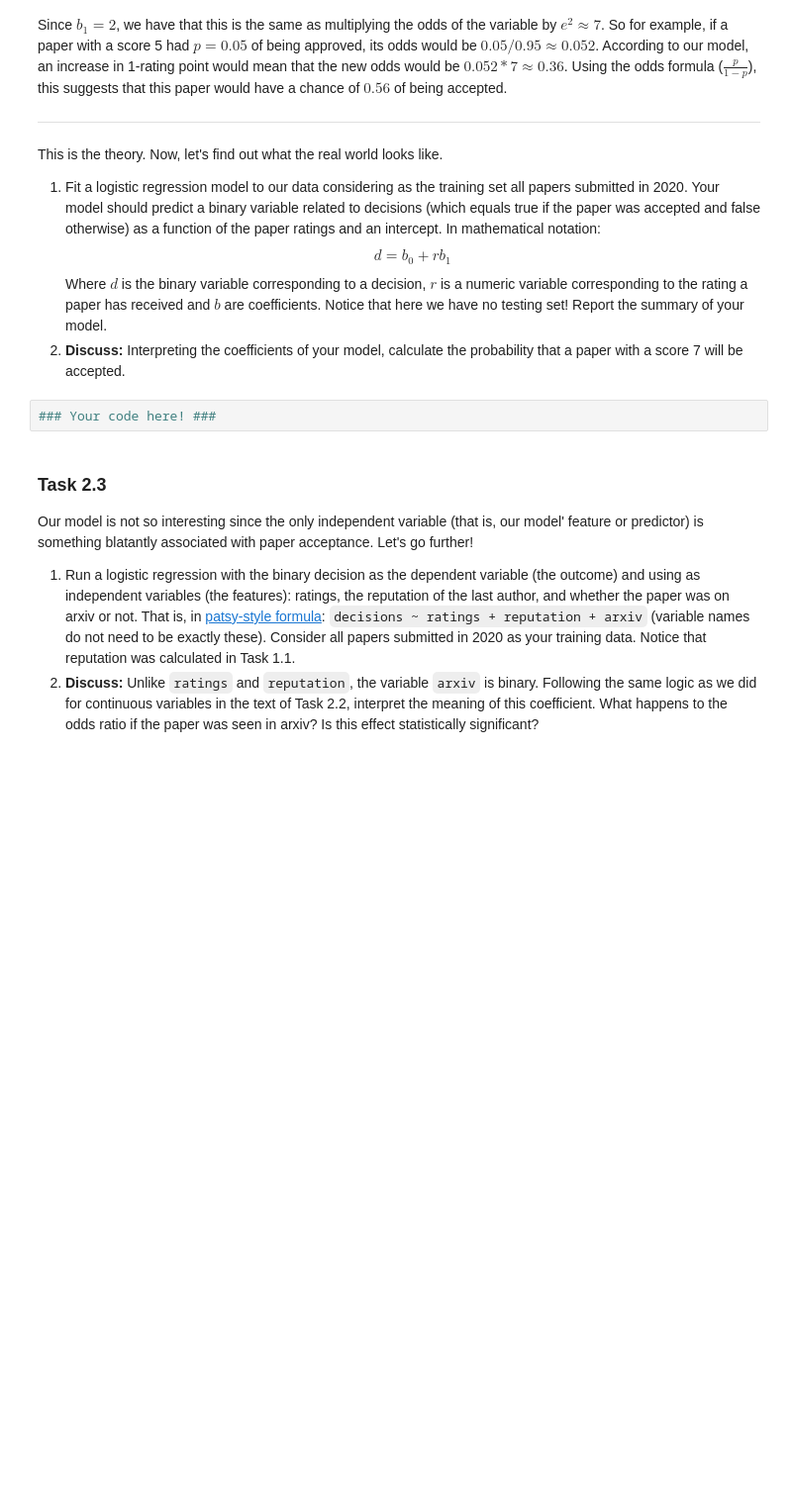
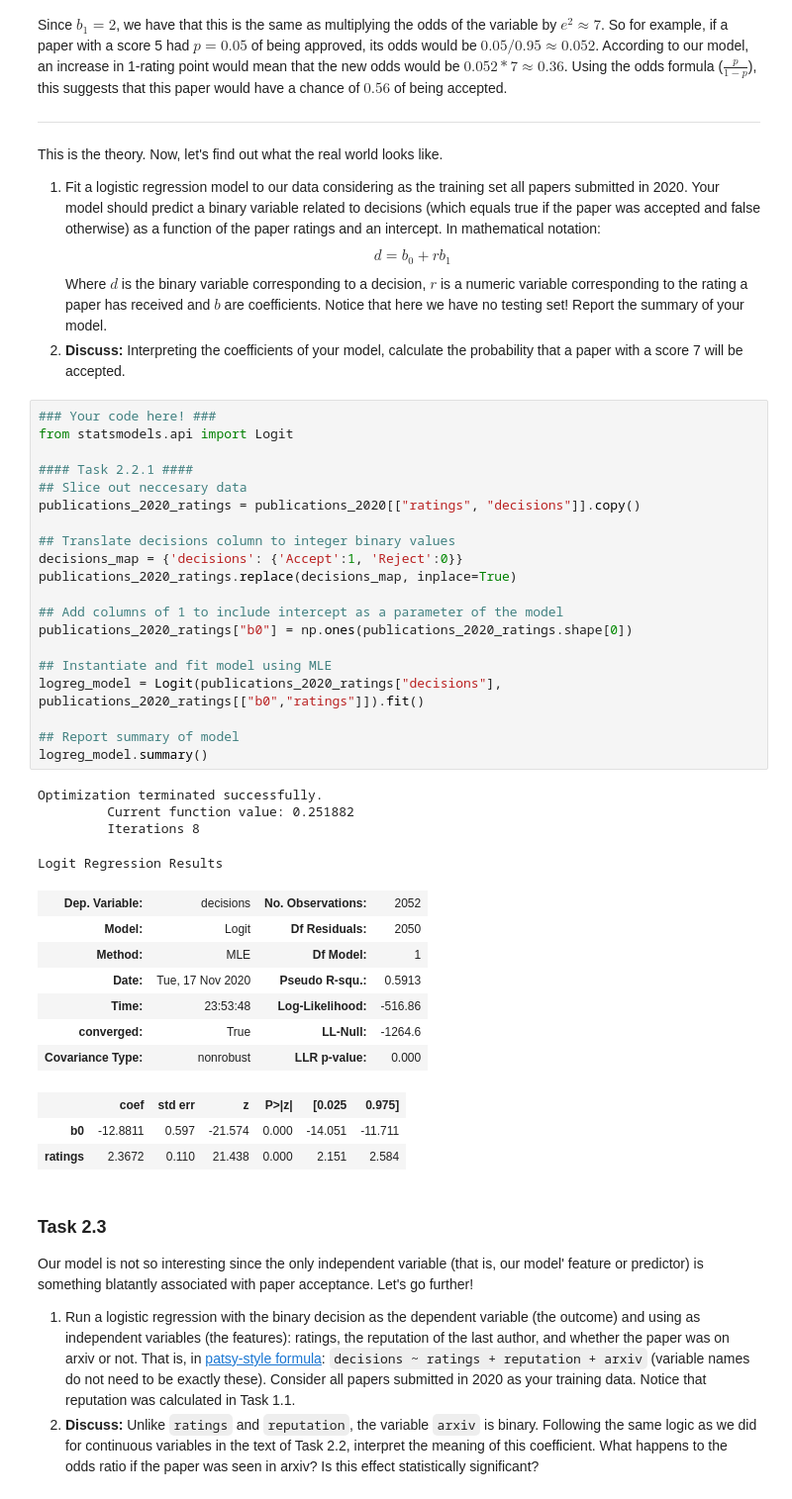
Before and after one commit to dust629/ada2020_teamwork, a Jupyter notebook: hw2_jos.ipynb, the cells around one changed output. Shown at 99% size. Saved outputs shown, nothing was run; the diff lists cells and outputs as text; blank space fills up the shorter version.

Commit message:
task 2.2.1

```diff
--- a/hw2_jos.ipynb
+++ b/hw2_jos.ipynb
@@ -796,8 +796,41 @@ Where $d$ is the binary variable corresponding to a decision, $r$ is a numeric v
 Notice that here we have no testing set!
 Report the summary of your model.
 2. **Discuss:** Interpreting the coefficients of your model, calculate the probability that a paper with a score 7 will be accepted.
-# %%
-### Your code here! ###
+# %%
+### Your code here! ###
+from statsmodels.api import Logit
+
+#### Task 2.2.1 ####
+## Slice out neccesary data
+publications_2020_ratings = publications_2020[["ratings", "decisions"]].copy()
+
+## Translate decisions column to integer binary values
+decisions_map = {'decisions': {'Accept':1, 'Reject':0}}
+publications_2020_ratings.replace(decisions_map, inplace=True)
+
+## Add columns of 1 to include intercept as a parameter of the model
+publications_2020_ratings["b0"] = np.ones(publications_2020_ratings.shape[0])
+
+## Instantiate and fit model using MLE
+logreg_model = Logit(publications_2020_ratings["decisions"], publications_2020_ratings[["b0","ratings"]]).fit()
+
+## Report summary of model
+logreg_model.summary()
+# %% [output]
+Optimization terminated successfully.
+         Current function value: 0.251882
+         Iterations 8
+Logit Regression Results
+| Dep. Variable: | decisions | No. Observations: | 2052 |
+| Model: | Logit | Df Residuals: | 2050 |
+| Method: | MLE | Df Model: | 1 |
+| Date: | Tue, 17 Nov 2020 | Pseudo R-squ.: | 0.5913 |
+| Time: | 23:53:48 | Log-Likelihood: | -516.86 |
+| converged: | True | LL-Null: | -1264.6 |
+| Covariance Type: | nonrobust | LLR p-value: | 0.000 |
+|  | coef | std err | z | P>|z| | [0.025 | 0.975] |
+| b0 | -12.8811 | 0.597 | -21.574 | 0.000 | -14.051 | -11.711 |
+| ratings | 2.3672 | 0.110 | 21.438 | 0.000 | 2.151 | 2.584 |
 # %% [markdown]
 ### Task 2.3
 
```
Also changed, not shown: parts of 7 cells of this notebook.
